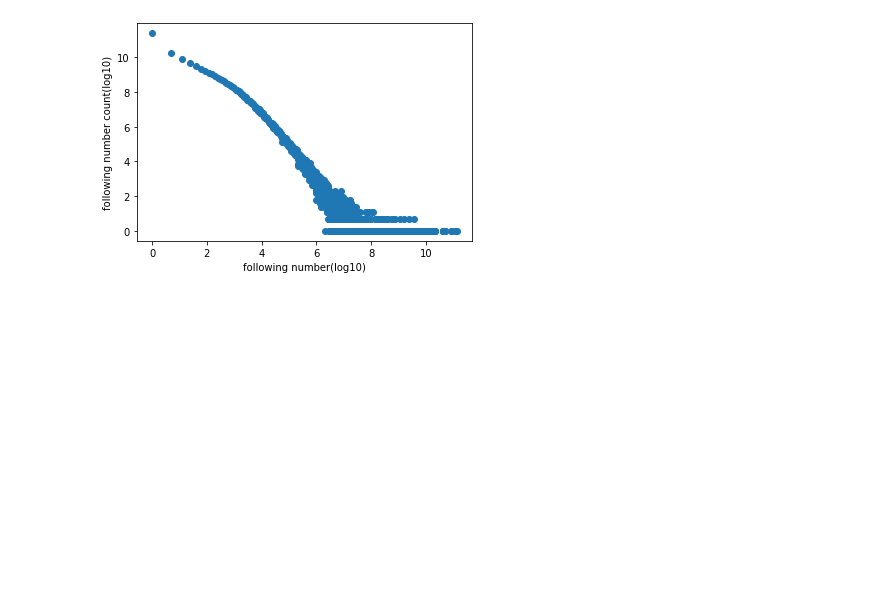
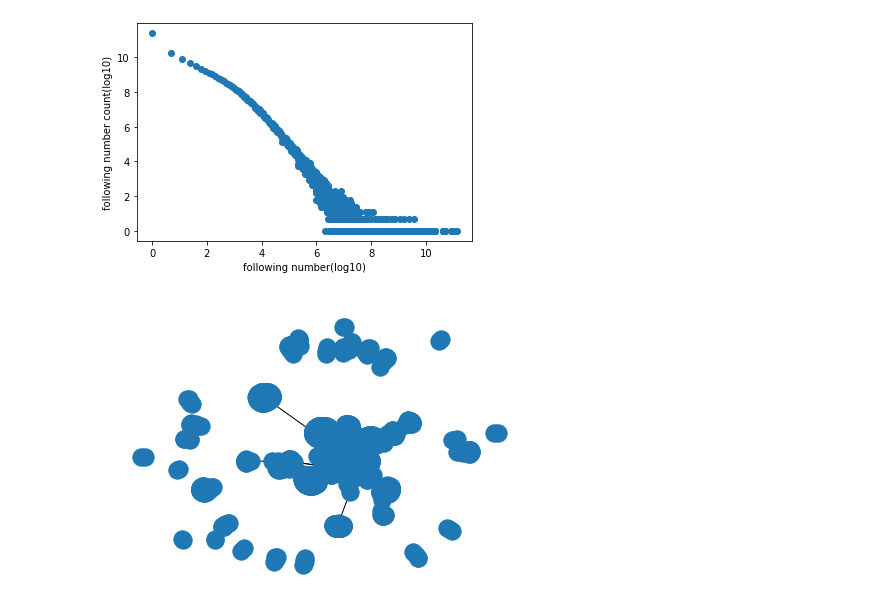
Before and after one commit to sixuanKong/social-computing, a Jupyter notebook: code/users.ipynb, the cells around one changed output. Cells and saved outputs as stored; diff of their text form; code cells hidden in the pictures; blank space fills up the shorter version.

```diff
--- a/code/users.ipynb
+++ b/code/users.ipynb
@@ -223,0 +226,42 @@ plt.show()
+# %%
+class UserGraph:
+    def __init__(self, data):
+        self.data = data
+        self.vertex, self.edge = self.__to_graph__()
+
+    def __to_graph__(self):
+        vertex = []
+        edge = []
+        for database_id, followers, following in self.data.values:
+            vertex.append(database_id)
+            if followers:
+                followers = followers.split(",")
+                for follower in followers:
+                    if follower not in vertex:
+                        vertex.append(follower)
+                    e = [follower, database_id]
+                    if e not in edge:
+                        edge.append(e)
+            if following:
+                following = following.split(",")
+                for i in following:
+                    if i not in vertex:
+                        vertex.append(i)
+                    e = [database_id, i]
+                    if e not in edge:
+                        edge.append(e)
+        return vertex, edge
+# %%
+user_graph = UserGraph(user_follow_d[0:100])
+# %%
+e_from = np.array(user_graph.edge)[:,0]
+e_to = np.array(user_graph.edge)[:,1]
+df = pd.DataFrame({ 'from':e_from, 'to':e_to })
+# %%
+G=nx.from_pandas_edgelist(df, 'from', 'to')
+
+# nx.draw(G, with_labels=True)
+nx.draw(G, with_labels=False)
+plt.show()
+# %% [output]
+[figure, added]
```
Also changed, not shown: parts of 2 cells of this notebook, 5 other files.
